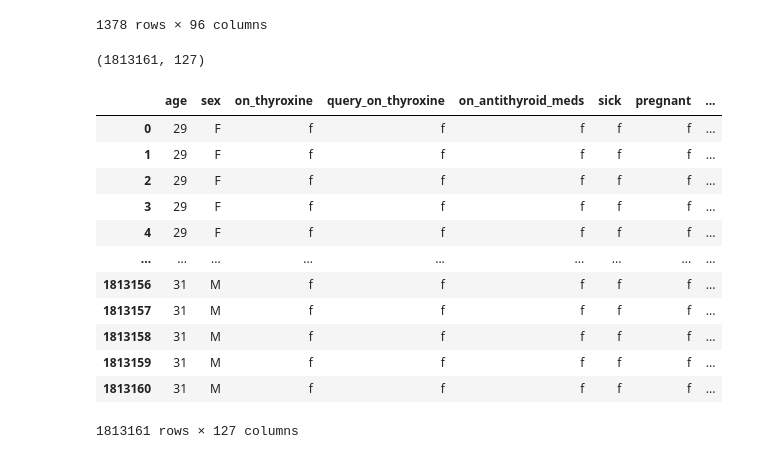
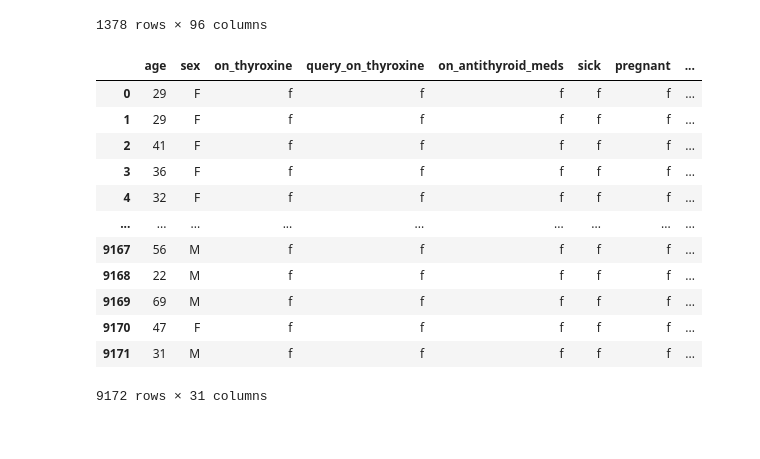
Before and after one commit to Moacho78/Parcial-2-VD, a Jupyter notebook: Parcial_2_Visualizacion_de_datos.ipynb, the cells around one changed output. Cells and saved outputs as stored; diff of their text form; code cells hidden in the pictures.

```diff
--- a/Parcial_2_Visualizacion_de_datos.ipynb
+++ b/Parcial_2_Visualizacion_de_datos.ipynb
@@ -55,54 +36,19 @@ df1
 | 1376 | 1784 | 0.950000 | 0 | 0 | 6 | 0 | 17 | 8 | ... |
 | 1377 | 748 | 0.927778 | 0 | 0 | 14 | 1 | 49 | 15 | ... |
 1378 rows × 96 columns
-# %%
-# Crear función para categorizar edad en thyroidDF con rangos aproximados según 'age_cat' o 'age_grpN'
-# Primero veamos valores únicos en age_cat y age_grpN de healthcare_df para tener una referencia (sin ejecutar código ahora por el error)
-# Asumiremos rangos comunes: por ejemplo:
-# age_cat: 1 = <20, 2 = 20-40, 3=40-60, 4=60+
-# sexN: 1 = masculino, 2 = femenino (suposición común, se puede ajustar)
-
-def map_age_group(age):
-    if age <= 18:
-        return 2
-    elif age <= 44:
-        return 3
-    else:
-        return 4
-
-# Aplicar categorías de edad en thyroid_df
-df2['age_cat'] = df2['age'].apply(map_age_group)
-
-# Codificar sexo a sexN: asumir 'M' o 'Male' = 1, 'F' o 'Female' = 2, sino 0 (desconocido)
-def encode_sex(sex):
-    if str(sex).lower() in ['m', 'male']:
-        return 1
-    elif str(sex).lower() in ['f', 'female']:
-        return 2
-    else:
-        return 0
-
-df2['sexN'] = df2['sex'].apply(encode_sex)
-
-# Realizar la unión por las columnas ['age_cat', 'sexN']
-combined_df = pd.merge(df2, df1, on=['age_cat', 'sexN'], how='inner')
-
-combined_df.shape
-# %% [output]
-(1813161, 127)
-# %%
-combined_df
-# %% [output]
-|  | age | sex | on_thyroxine | query_on_thyroxine | on_antithyroid_meds | sick | pregnant | ... |
-| 0 | 29 | F | f | f | f | f | f | ... |
-| 1 | 29 | F | f | f | f | f | f | ... |
-| 2 | 29 | F | f | f | f | f | f | ... |
-| 3 | 29 | F | f | f | f | f | f | ... |
-| 4 | 29 | F | f | f | f | f | f | ... |
-| ... | ... | ... | ... | ... | ... | ... | ... | ... |
-| 1813156 | 31 | M | f | f | f | f | f | ... |
-| 1813157 | 31 | M | f | f | f | f | f | ... |
-| 1813158 | 31 | M | f | f | f | f | f | ... |
-| 1813159 | 31 | M | f | f | f | f | f | ... |
-| 1813160 | 31 | M | f | f | f | f | f | ... |
-1813161 rows × 127 columns
+# %%
+df2
+# %% [output]
+|  | age | sex | on_thyroxine | query_on_thyroxine | on_antithyroid_meds | sick | pregnant | ... |
+| 0 | 29 | F | f | f | f | f | f | ... |
+| 1 | 29 | F | f | f | f | f | f | ... |
+| 2 | 41 | F | f | f | f | f | f | ... |
+| 3 | 36 | F | f | f | f | f | f | ... |
+| 4 | 32 | F | f | f | f | f | f | ... |
+| ... | ... | ... | ... | ... | ... | ... | ... | ... |
+| 9167 | 56 | M | f | f | f | f | f | ... |
+| 9168 | 22 | M | f | f | f | f | f | ... |
+| 9169 | 69 | M | f | f | f | f | f | ... |
+| 9170 | 47 | F | f | f | f | f | f | ... |
+| 9171 | 31 | M | f | f | f | f | f | ... |
+9172 rows × 31 columns
```
Also changed, not shown: parts of 14 cells of this notebook.
